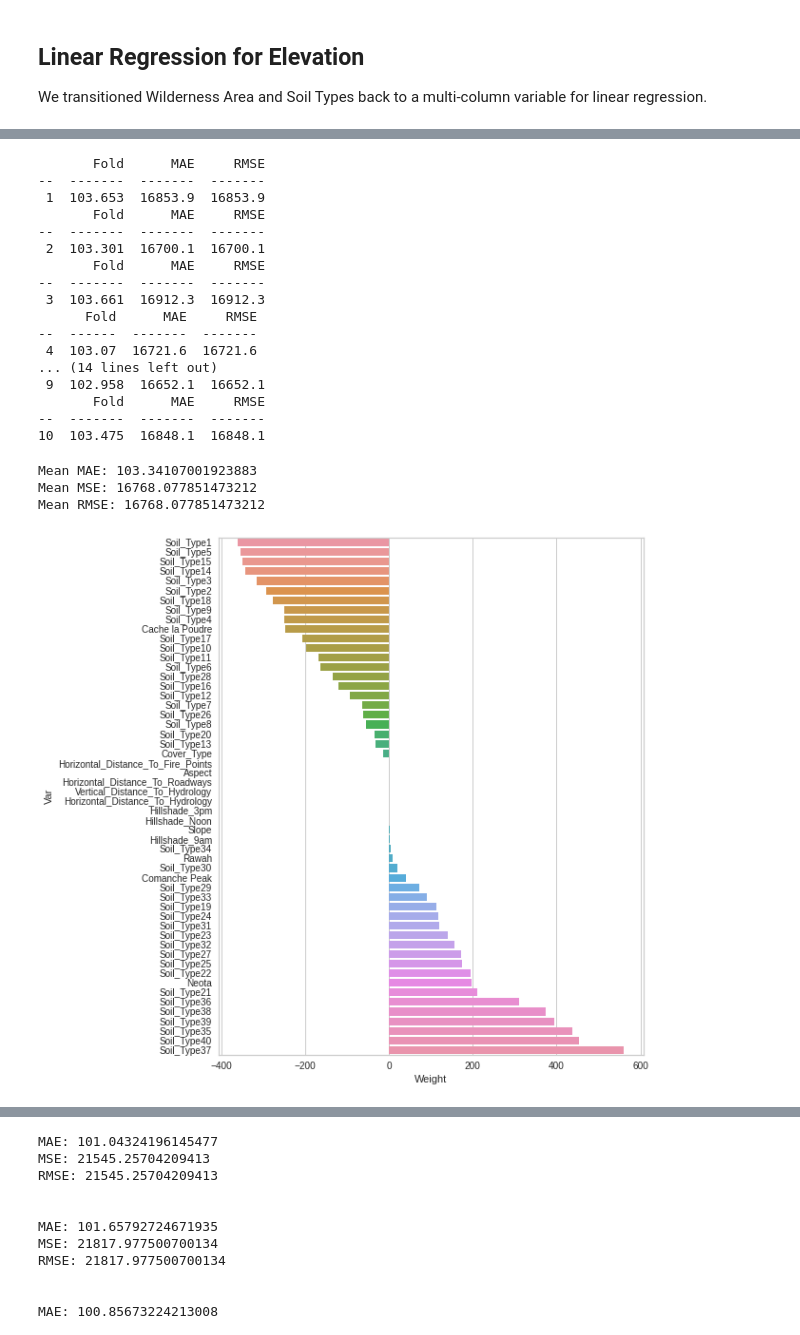
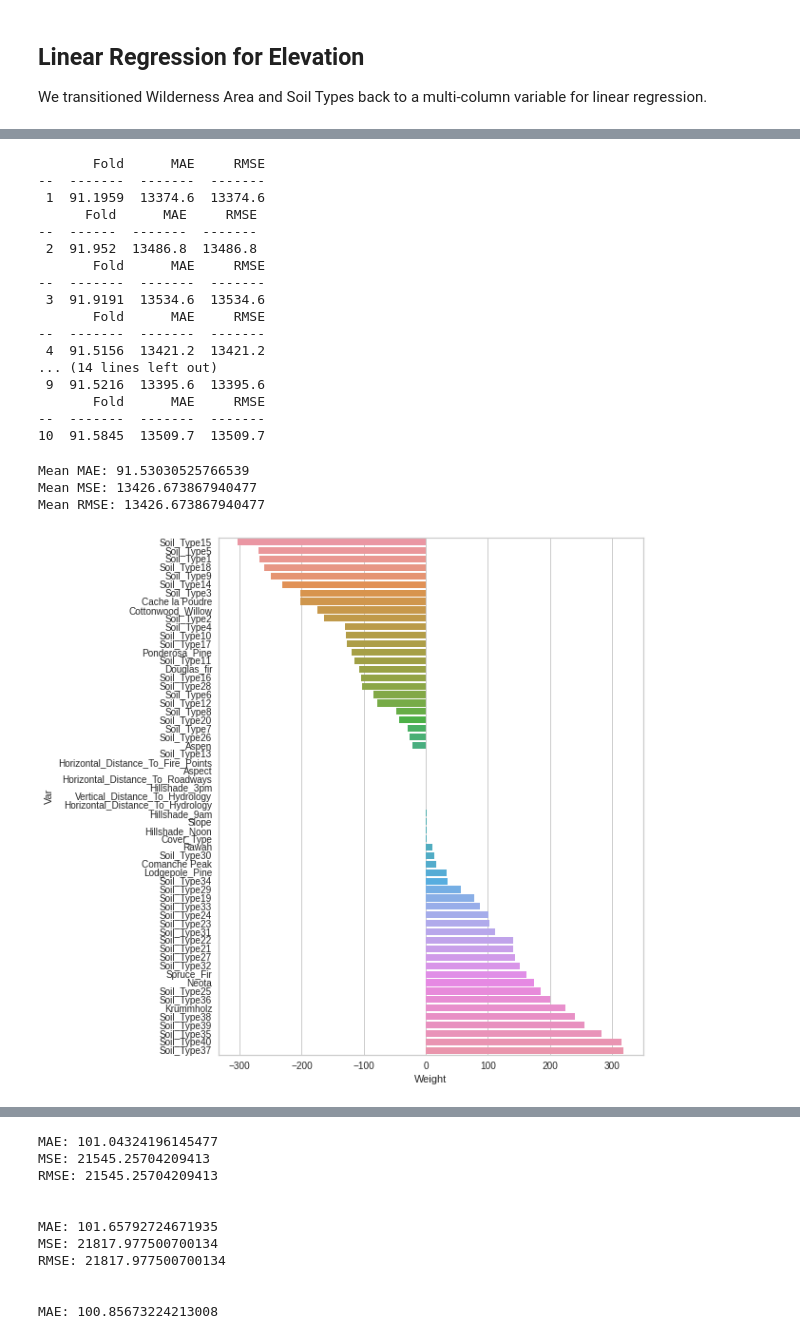
Before and after one commit to KendallScott/Machine-Learning, a Jupyter notebook: Lab 2/Lab_2.ipynb, the cells around one changed output, grey strips where cells are left out. Drawn from its saved outputs; the diff is of its cells as text; code cells hidden in the pictures.

```diff
--- a/Lab 2/Lab_2.ipynb
+++ b/Lab 2/Lab_2.ipynb
@@ -829,0 +815,29 @@ forest_cover_hot_coded_category.head()
+# %%
+forest_cover_hot_coded_category = pd.read_csv('covtype.csv')
+# Renaming wilderness areas
+forest_cover_hot_coded_category.rename(columns={'Wilderness_Area1':'Rawah','Wilderness_Area2':'Neota','Wilderness_Area3':'Comanche Peak','Wilderness_Area4':'Cache la Poudre'},inplace=True)
+
+
+#reference https://www.analyticsvidhya.com/blog/2021/05/how-to-perform-one-hot-encoding-for-multi-categorical-variables/
+# setting columns we use
+new_df = pd.read_csv('covtype.csv',usecols=['Cover_Type'])
+new_df.head()
+new_df.to_numpy()
+onehot = OneHotEncoder()
+onehot.fit_transform(new_df.Cover_Type.values.reshape(-1, 1)).toarray()
+new_df=onehot.fit_transform(new_df.Cover_Type.values.reshape(-1, 1)).toarray()
+new_df = pd.DataFrame(new_df)
+
+new_df = new_df.rename(columns={0: 'Spruce_Fir',
+                                1: 'Lodgepole_Pine',
+                                2: 'Ponderosa_Pine',
+                                3: 'Cottonwood_Willow',
+                                4: 'Aspen',
+                                5: 'Douglas_fir',
+                                6: 'Krummholz'
+                                })
+
+forest_cover_hot_coded_category = pd.concat([forest_cover_hot_coded_category.reset_index(drop=True), new_df], axis=1)
+
+forest_cover_hot_coded_category = forest_cover_hot_coded_category.select_dtypes(['number'])
+forest_cover_hot_coded_category.head()
@@ -870,21 +892,21 @@ for train_idx_reg, test_idx_reg in cv.split(Xreg, yreg):
 # %% [output]
        Fold      MAE     RMSE
 --  -------  -------  -------
- 1  103.653  16853.9  16853.9
+ 1  91.1959  13374.6  13374.6
+      Fold      MAE     RMSE
+--  ------  -------  -------
+ 2  91.952  13486.8  13486.8
        Fold      MAE     RMSE
 --  -------  -------  -------
- 2  103.301  16700.1  16700.1
+ 3  91.9191  13534.6  13534.6
        Fold      MAE     RMSE
 --  -------  -------  -------
- 3  103.661  16912.3  16912.3
-      Fold      MAE     RMSE
---  ------  -------  -------
- 4  103.07  16721.6  16721.6
+ 4  91.5156  13421.2  13421.2
 ... (14 lines left out)
- 9  102.958  16652.1  16652.1
+ 9  91.5216  13395.6  13395.6
        Fold      MAE     RMSE
 --  -------  -------  -------
-10  103.475  16848.1  16848.1
+10  91.5845  13509.7  13509.7
 # %%
     # Print the mean scores
     print('\n')
@@ -892,16 +914,16 @@ for train_idx_reg, test_idx_reg in cv.split(Xreg, yreg):
     print('Mean MSE:', sum(MSE) / len(MSE))
     print('Mean RMSE:', sum(RMSE) / len(RMSE))
 # %% [output]
-Mean MAE: 103.34107001923883
-Mean MSE: 16768.077851473212
-Mean RMSE: 16768.077851473212
+Mean MAE: 91.53030525766539
+Mean MSE: 13426.673867940477
+Mean RMSE: 13426.673867940477
 # %%
-logWeights = pd.Series(lin_reg.coef_[0], index = Xreg.columns)
-logWeights = pd.DataFrame({'Var':logWeights.index, 'Weight':logWeights.values})
-logWeights = logWeights.sort_values('Weight')
+Weights = pd.Series(lin_reg.coef_[0], index = Xreg.columns)
+Weights = pd.DataFrame({'Var':Weights.index, 'Weight':Weights.values})
+Weights = Weights.sort_values('Weight')
 plt.figure(figsize=(8, 10))
-sns.barplot(x='Weight', y = 'Var', data = logWeights);
+sns.barplot(x='Weight', y = 'Var', data = Weights);
 # %% [output]
-[figure, old version]
+[figure, new version]
 # %%
 #Simplifying the model before running again
```
Also changed, not shown: parts of 6 cells of this notebook.
